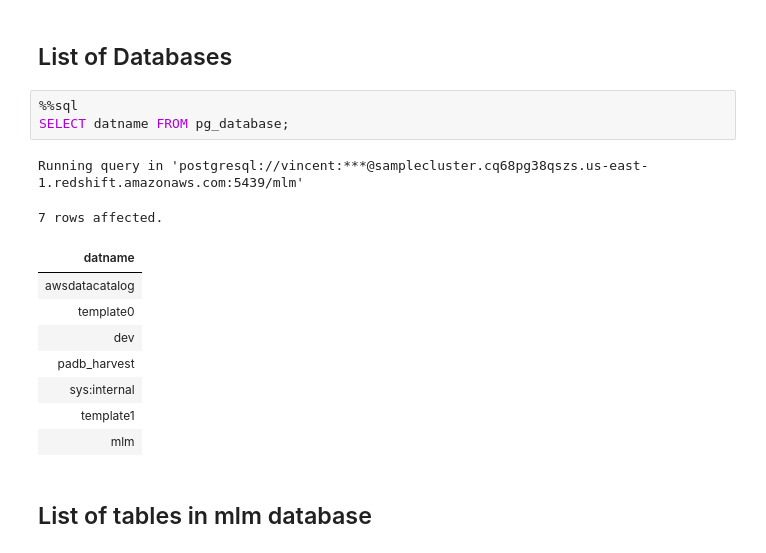
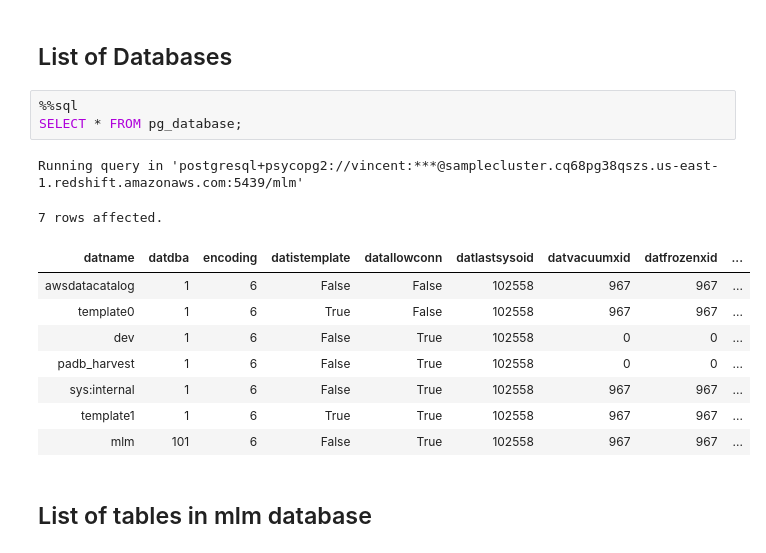
Before and after one commit to vsitucal-personal/deds_oltp_erd_implementation, a Jupyter notebook: exercise4/mlm-exercise4.ipynb, the cells around one changed output. Saved outputs shown, nothing was run; the diff lists cells and outputs as text.

```diff
--- a/exercise4/mlm-exercise4.ipynb
+++ b/exercise4/mlm-exercise4.ipynb
@@ -82,18 +166,18 @@ Running query in 'postgresql://vincent:***@sampledb.c34wykcu8liz.us-east-1.rds.a
 ## List of Databases
 # %%
 %%sql
-SELECT datname FROM pg_database;
+SELECT * FROM pg_database;
 # %% [output]
-Running query in 'postgresql://vincent:***@samplecluster.cq68pg38qszs.us-east-1.redshift.amazonaws.com:5439/mlm'
+Running query in 'postgresql+psycopg2://vincent:***@samplecluster.cq68pg38qszs.us-east-1.redshift.amazonaws.com:5439/mlm'
 7 rows affected.
-| datname |
-| awsdatacatalog |
-| template0 |
-| dev |
-| padb_harvest |
-| sys:internal |
-| template1 |
-| mlm |
+| datname | datdba | encoding | datistemplate | datallowconn | datlastsysoid | datvacuumxid | datfrozenxid | ... |
+| awsdatacatalog | 1 | 6 | False | False | 102558 | 967 | 967 | ... |
+| template0 | 1 | 6 | True | False | 102558 | 967 | 967 | ... |
+| dev | 1 | 6 | False | True | 102558 | 0 | 0 | ... |
+| padb_harvest | 1 | 6 | False | True | 102558 | 0 | 0 | ... |
+| sys:internal | 1 | 6 | False | True | 102558 | 967 | 967 | ... |
+| template1 | 1 | 6 | True | True | 102558 | 967 | 967 | ... |
+| mlm | 101 | 6 | False | True | 102558 | 967 | 967 | ... |
 # %% [markdown]
 ## List of tables in mlm database
 # %%
```
Also changed, not shown: parts of 26 cells of this notebook.
